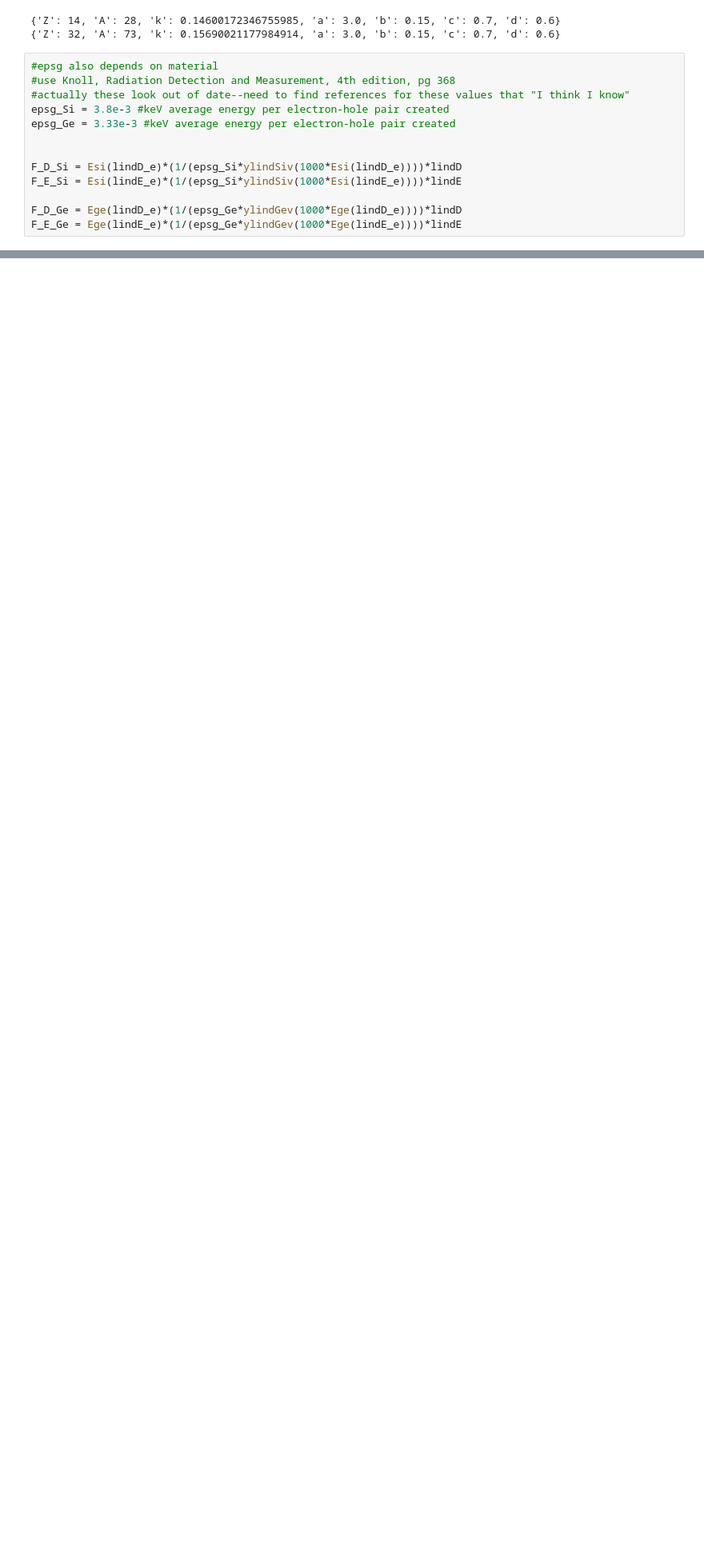
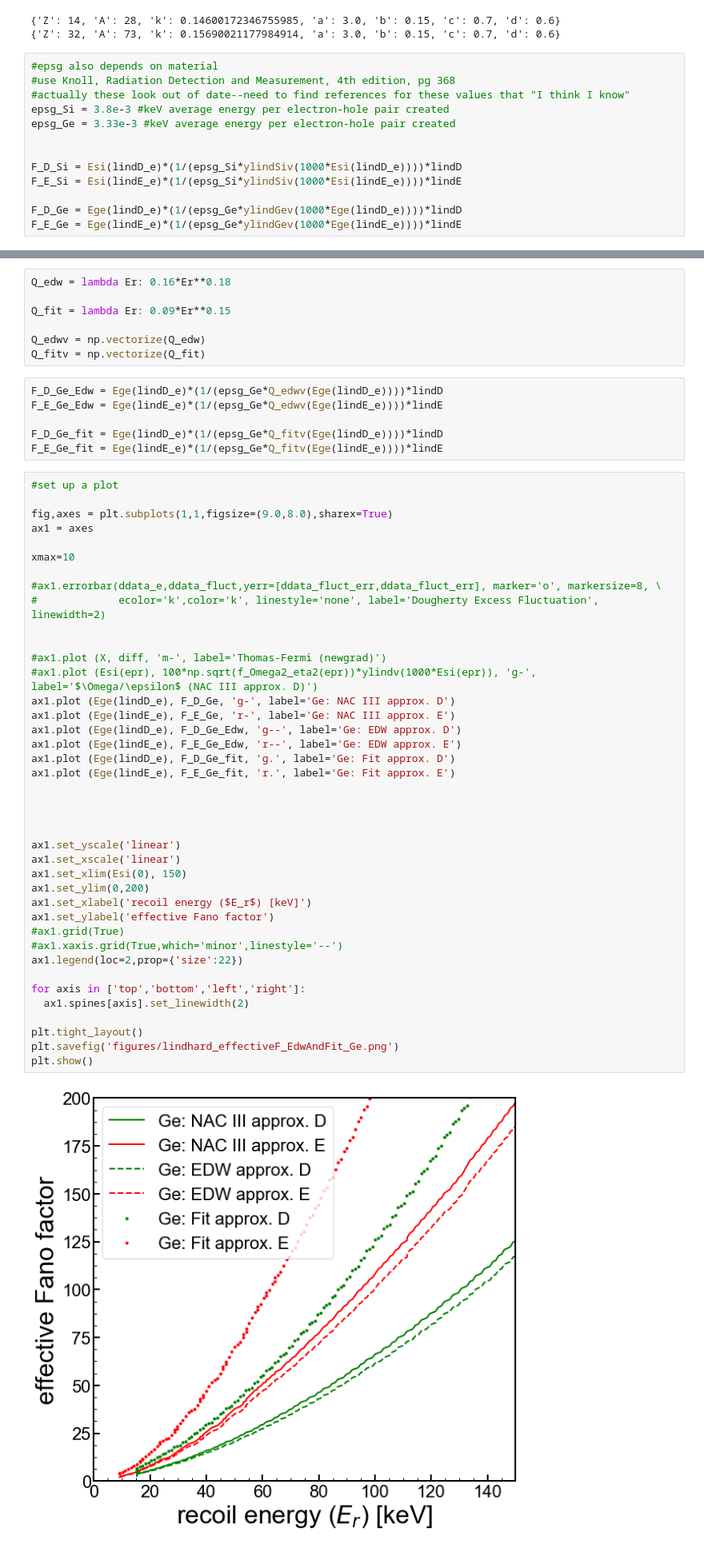
Before and after one commit to villano-lab/nrFano_paper2019, a Jupyter notebook: analysis_documentation/lindhard_SiGe.ipynb, the cells around one changed output, grey strips where cells are left out. Shown at 80% size. Saved outputs shown, nothing was run; the diff lists cells and outputs as text; blank space fills up the shorter version.

Commit message:
[ANV] updated the lindhard effective Fano extraction

```diff
--- a/analysis_documentation/lindhard_SiGe.ipynb
+++ b/analysis_documentation/lindhard_SiGe.ipynb
@@ -233,0 +250,55 @@ plt.show()
+# %%
+Q_edw = lambda Er: 0.16*Er**0.18
+
+Q_fit = lambda Er: 0.09*Er**0.15
+
+Q_edwv = np.vectorize(Q_edw)
+Q_fitv = np.vectorize(Q_fit)
+# %%
+F_D_Ge_Edw = Ege(lindD_e)*(1/(epsg_Ge*Q_edwv(Ege(lindD_e))))*lindD
+F_E_Ge_Edw = Ege(lindE_e)*(1/(epsg_Ge*Q_edwv(Ege(lindE_e))))*lindE
+
+F_D_Ge_fit = Ege(lindD_e)*(1/(epsg_Ge*Q_fitv(Ege(lindD_e))))*lindD
+F_E_Ge_fit = Ege(lindE_e)*(1/(epsg_Ge*Q_fitv(Ege(lindE_e))))*lindE
+# %%
+#set up a plot
+
+fig,axes = plt.subplots(1,1,figsize=(9.0,8.0),sharex=True)
+ax1 = axes
+
+xmax=10
+
+#ax1.errorbar(ddata_e,ddata_fluct,yerr=[ddata_fluct_err,ddata_fluct_err], marker='o', markersize=8, \
+#             ecolor='k',color='k', linestyle='none', label='Dougherty Excess Fluctuation', linewidth=2)
+
+
+#ax1.plot (X, diff, 'm-', label='Thomas-Fermi (newgrad)')
+#ax1.plot (Esi(epr), 100*np.sqrt(f_Omega2_eta2(epr))*ylindv(1000*Esi(epr)), 'g-', label='$\Omega/\epsilon$ (NAC III approx. D)')
+ax1.plot (Ege(lindD_e), F_D_Ge, 'g-', label='Ge: NAC III approx. D')
+ax1.plot (Ege(lindE_e), F_E_Ge, 'r-', label='Ge: NAC III approx. E')
+ax1.plot (Ege(lindD_e), F_D_Ge_Edw, 'g--', label='Ge: EDW approx. D')
+ax1.plot (Ege(lindE_e), F_E_Ge_Edw, 'r--', label='Ge: EDW approx. E')
+ax1.plot (Ege(lindD_e), F_D_Ge_fit, 'g.', label='Ge: Fit approx. D')
+ax1.plot (Ege(lindE_e), F_E_Ge_fit, 'r.', label='Ge: Fit approx. E')
+
+
+
+
+ax1.set_yscale('linear')
+ax1.set_xscale('linear')
+ax1.set_xlim(Esi(0), 150)
+ax1.set_ylim(0,200)
+ax1.set_xlabel('recoil energy ($E_r$) [keV]')
+ax1.set_ylabel('effective Fano factor')
+#ax1.grid(True)
+#ax1.xaxis.grid(True,which='minor',linestyle='--')
+ax1.legend(loc=2,prop={'size':22})
+
+for axis in ['top','bottom','left','right']:
+  ax1.spines[axis].set_linewidth(2)
+
+plt.tight_layout()
+plt.savefig('figures/lindhard_effectiveF_EdwAndFit_Ge.png')
+plt.show()
+# %% [output]
+[figure, added]
```
Also changed, not shown: parts of 2 cells of this notebook, 2 other files.
